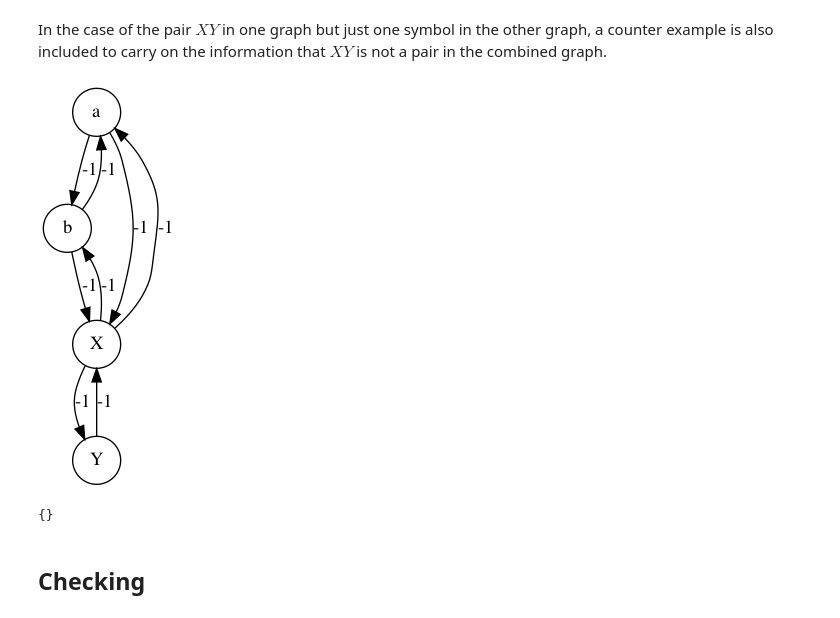
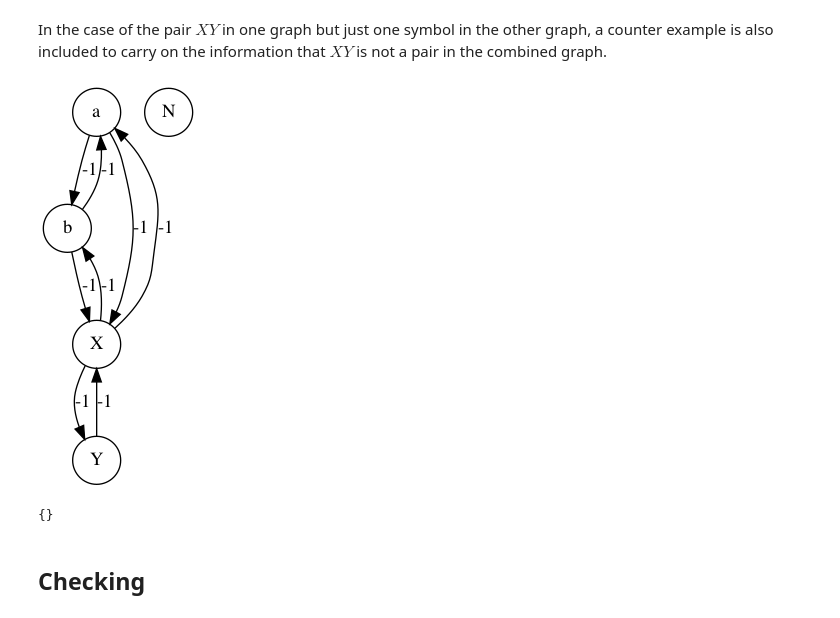
Before and after one commit to jpgil/logdelay, a Jupyter notebook: notebooks/2021-refactor/2021-05-17-Quick Pair Graphs.ipynb, the cells around one changed output. Saved outputs shown, nothing was run; the diff lists cells and outputs as text; code cells hidden in the pictures.

```diff
--- a/notebooks/2021-refactor/2021-05-17-Quick Pair Graphs.ipynb
+++ b/notebooks/2021-refactor/2021-05-17-Quick Pair Graphs.ipynb
@@ -103,13 +103,13 @@ sequences_from_positive_graph( addedGraphs1 )
 # %% [markdown]
 In the case of the pair $XY$ in one graph but just one symbol in the other graph, a counter example is also included to carry on the information that $XY$ is not a pair in the combined graph.
 # %%
-T1 = 'abXYabXaYb'; T2 = 'baX'
+T1 = 'abXYabXaYbN'; T2 = 'baX'
 addedGraphs3 = positive_graph(T1) + positive_graph(T2)
 
 graph( addedGraphs3 )
 sequences_from_positive_graph( addedGraphs3 )
 # %% [output]
-[figure, old version]
+[figure, new version]
 {}
 # %% [markdown]
 ## Checking
```
Also changed, not shown: parts of 11 cells of this notebook.
